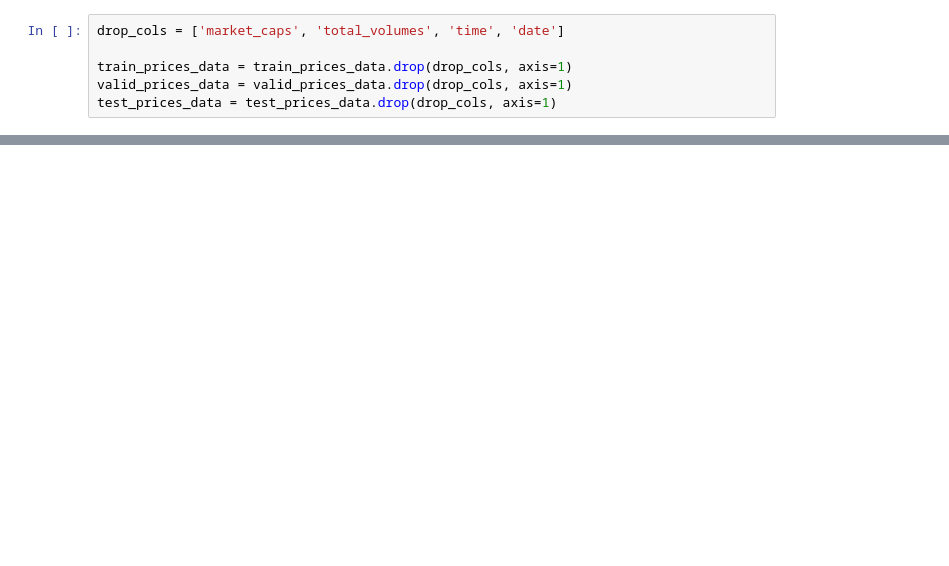
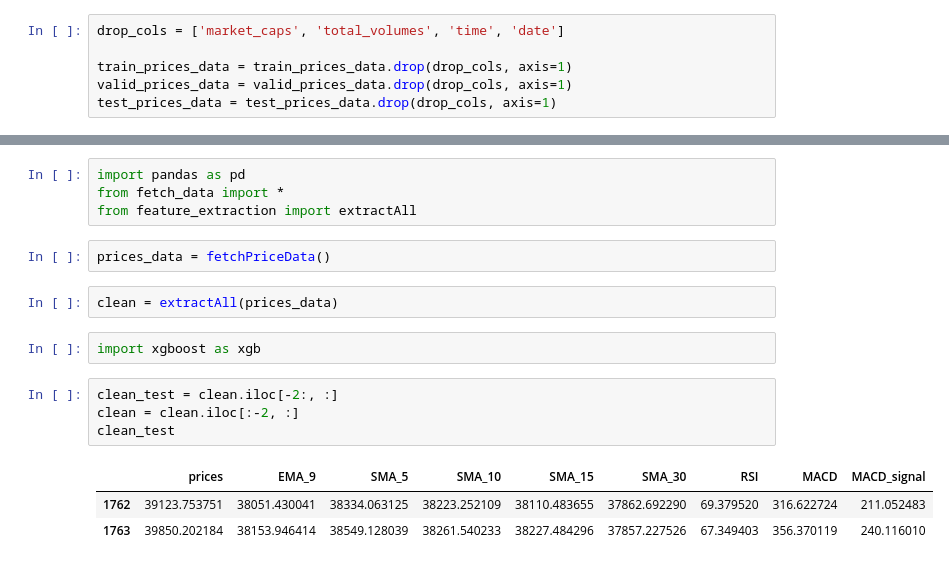
Before and after one commit to loganrane/quant-predictions-crypto, a Jupyter notebook: test.ipynb, the cells around one changed output, grey strips where cells are left out. Cells and saved outputs as stored; diff of their text form; blank space fills up the shorter version.

```diff
--- a/test.ipynb
+++ b/test.ipynb
@@ -237,0 +178,18 @@ ValueError: Mime type rendering requires nbformat>=4.2.0 but it is not installed
+# %%
+import pandas as pd
+from fetch_data import *
+from feature_extraction import extractAll
+# %%
+prices_data = fetchPriceData()
+# %%
+clean = extractAll(prices_data)
+# %%
+import xgboost as xgb
+# %%
+clean_test = clean.iloc[-2:, :]
+clean = clean.iloc[:-2, :]
+clean_test
+# %% [output]
+|  | prices | EMA_9 | SMA_5 | SMA_10 | SMA_15 | SMA_30 | RSI | MACD | MACD_signal |
+| 1762 | 39123.753751 | 38051.430041 | 38334.063125 | 38223.252109 | 38110.483655 | 37862.692290 | 69.379520 | 316.622724 | 211.052483 |
+| 1763 | 39850.202184 | 38153.946414 | 38549.128039 | 38261.540233 | 38227.484296 | 37857.227526 | 67.349403 | 356.370119 | 240.116010 |
```
Also changed, not shown: parts of 19 cells of this notebook, 1 other file.
